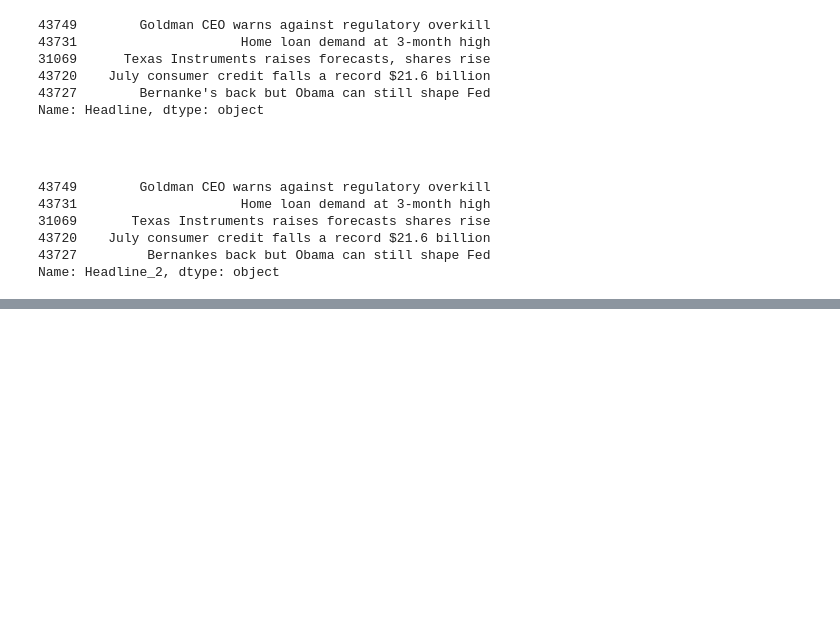
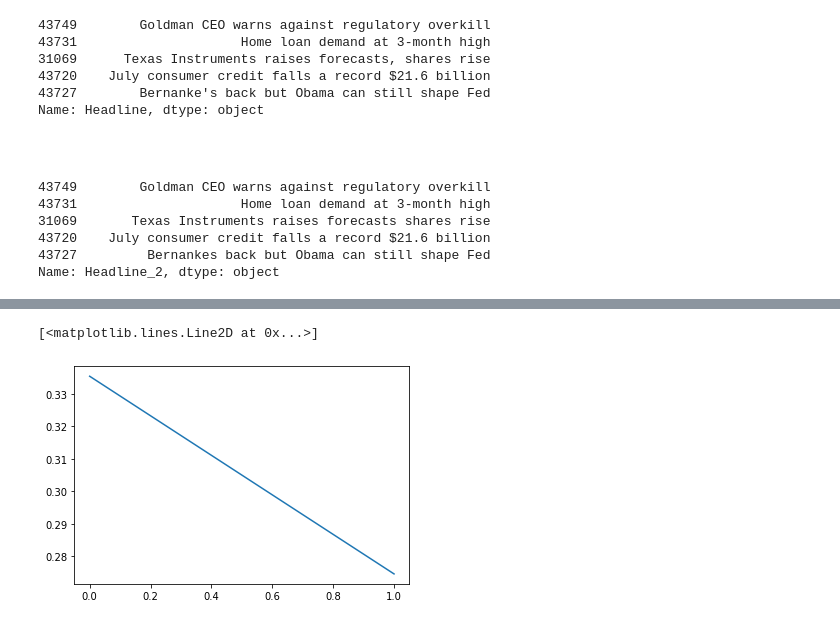
Before and after one commit to abhinavgairola/Anomaly_Detection_OTC_Market, a Jupyter notebook: Capstone_3.ipynb, the cells around one changed output, grey strips where cells are left out. Cells and saved outputs as stored; diff of their text form; code cells hidden in the pictures; blank space fills up the shorter version.

```diff
--- a/Capstone_3.ipynb
+++ b/Capstone_3.ipynb
@@ -145,0 +223,8 @@ Data_Article_Headline[Data_Article_Headline.Headline.str.startswith('Sony')].sor
+# %%
+from sklearn.cluster import KMeans
+from sklearn.decomposition import PCA
+sklearn_pca = PCA(n_components = 2)
+Y_sklearn = sklearn_pca.fit_transform(x_cols)
+kmeans = KMeans(n_clusters=10)
+fitted = kmeans.fit(Y_sklearn)
+prediction = kmeans.predict(Y_sklearn)
@@ -145,0 +239,5 @@ Data_Article_Headline[Data_Article_Headline.Headline.str.startswith('Sony')].sor
+# %%
+plt.plot(sklearn_pca.explained_variance_)
+# %% [output]
+[<matplotlib.lines.Line2D at 0x...>]
+[figure, added]
```
Also changed, not shown: parts of 21 cells of this notebook.
